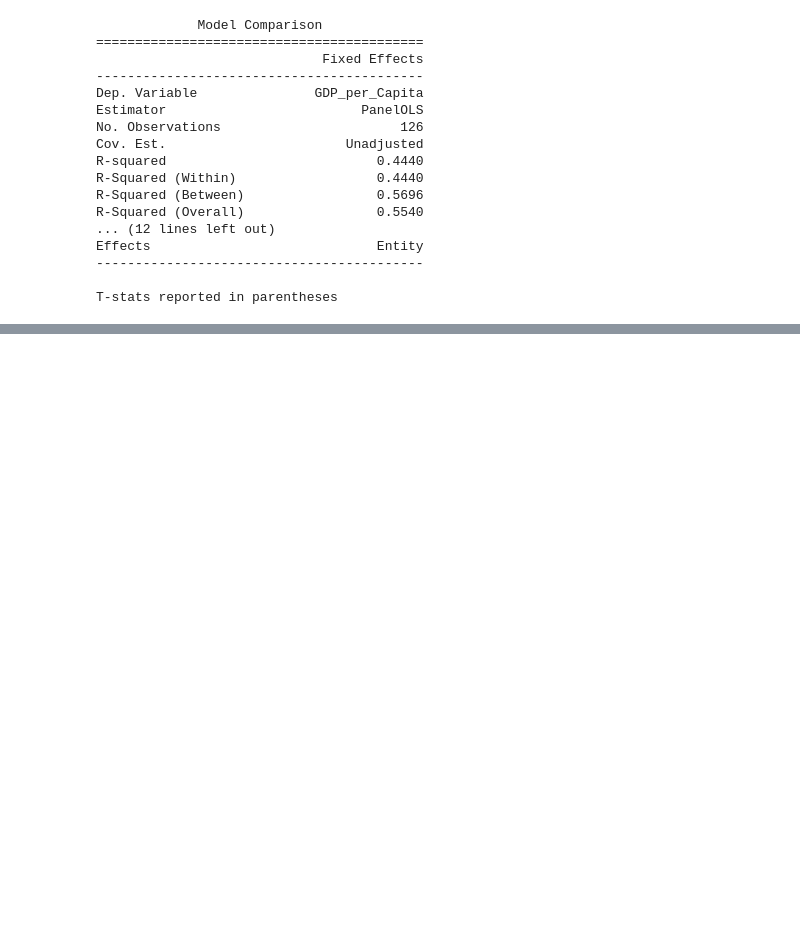
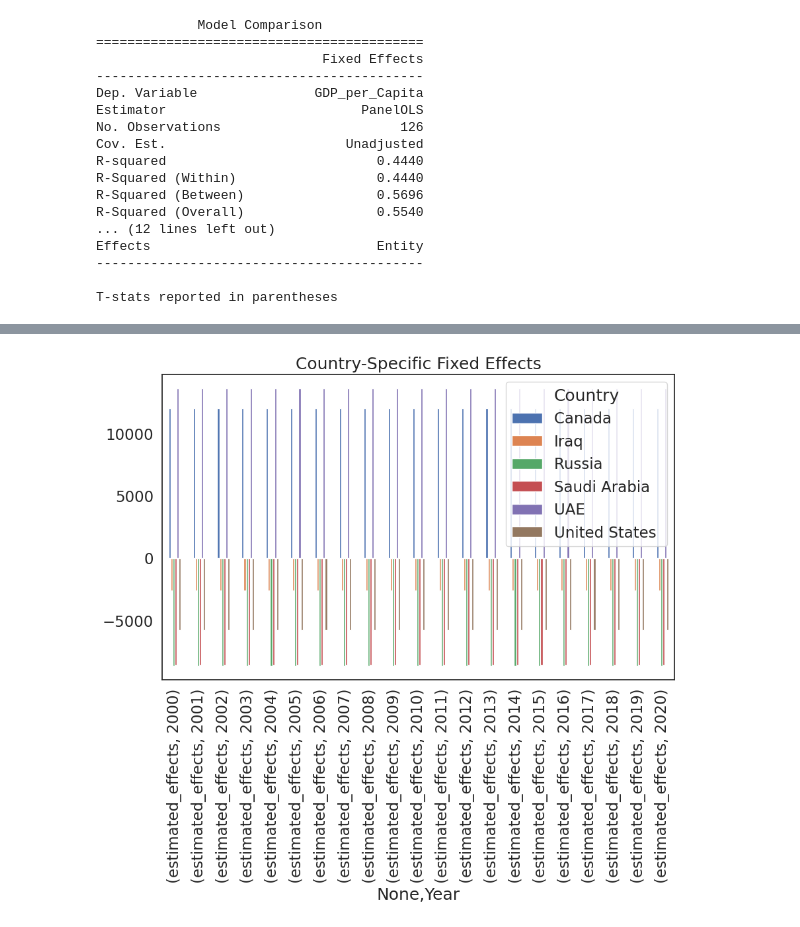
Before and after one commit to boboguan/QM2Gr13, a Jupyter notebook: phase1.ipynb, the cells around one changed output, grey strips where cells are left out. Cells and saved outputs as stored; diff of their text form; code cells hidden in the pictures; blank space fills up the shorter version.

```diff
--- a/phase1.ipynb
+++ b/phase1.ipynb
@@ -183,0 +213,9 @@ T-stats reported in parentheses
+# %%
+import matplotlib.pyplot as plt
+
+fixed_effects = model.estimated_effects.unstack().T
+fixed_effects.plot(kind='bar', figsize=(10, 6))
+plt.title('Country-Specific Fixed Effects')
+plt.show()
+# %% [output]
+[figure, added]
```
Also changed, not shown: parts of 4 cells of this notebook.
